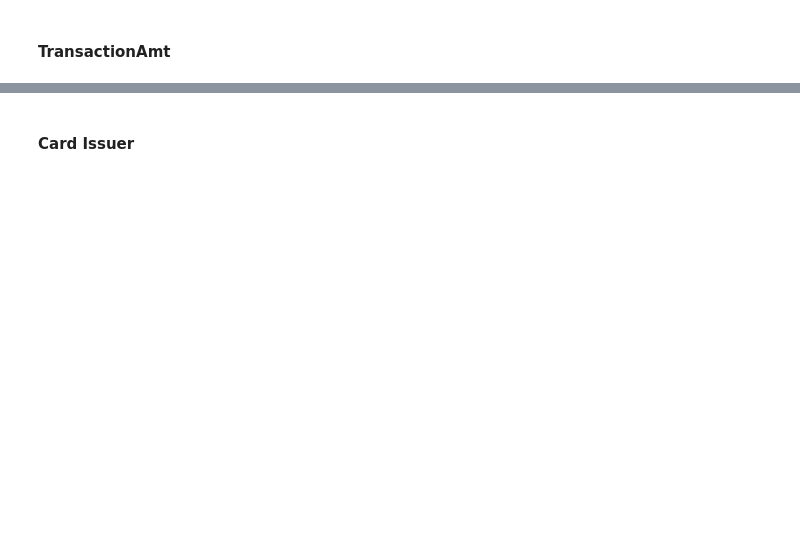
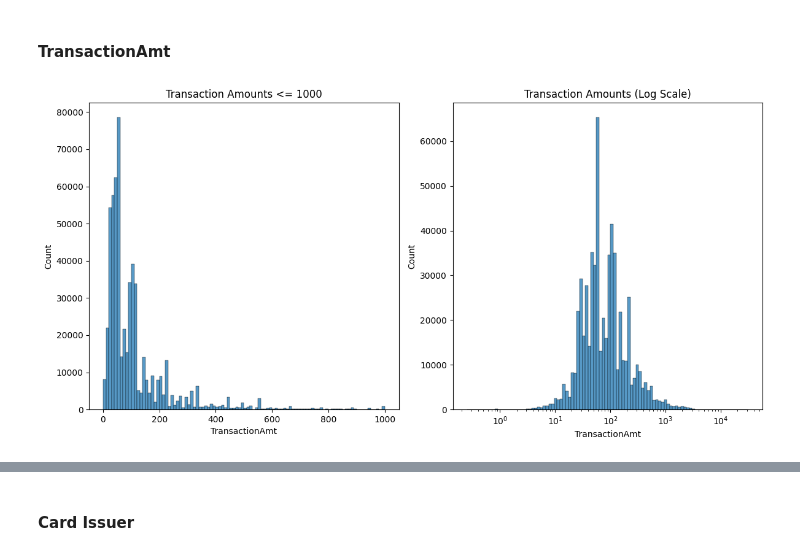
Before and after one commit to ianaraujo/puc-ciencia-dados, a Jupyter notebook: main.ipynb, the cells around one changed output, grey strips where cells are left out. Saved outputs shown, nothing was run; the diff lists cells and outputs as text; code cells hidden in the pictures; blank space fills up the shorter version.

```diff
--- a/main.ipynb
+++ b/main.ipynb
@@ -61,7 +72,7 @@ identity_columns = train_identity.columns.difference(['TransactionID'])
 # %% [markdown]
 Por causa do grande volume de *features* nos dados de transações (394), vamos ler os dados em *chunks* ou blocos de 100.000 registros, o que otimiza a alocação de memória da máquina. Após concatenar os blocos em um único DataFrame, podemos deletar esses blocos para economizar recursos.
 # %%
-transaction_chunks = pd.read_csv('../data/train_transaction.csv', chunksize=10 ** 5)
+transaction_chunks = pd.read_csv('data/train_transaction.csv', chunksize=10 ** 5)
 train_transaction = pd.concat(transaction_chunks)
 
 train_transaction.shape
@@ -83,13 +121,15 @@ train_transaction['isFraud'].value_counts(normalize=True).round(4) * 100
 # %% [markdown]
 #### TransactionAmt
 # %%
-fig, (ax1, ax2) = plt.subplots(ncols=2, sharey=False)
+fig, (ax1, ax2) = plt.subplots(ncols=2, figsize=(12, 6), sharey=False)
 
 ax1.set_title('Transaction Amounts <= 1000')
 ax2.set_title('Transaction Amounts (Log Scale)')
 
-sns.histplot(train_transaction.loc[train_transaction['TransactionAmt'] <= 1000], x='TransactionAmt', bins=100)
-sns.histplot(train_transaction, x='TransactionAmt', bins=100, log_scale=True)
+sns.histplot(train_transaction.loc[train_transaction['TransactionAmt'] <= 1000], x='TransactionAmt', bins=100, ax=ax1)
+sns.histplot(train_transaction, x='TransactionAmt', bins=100, log_scale=True, ax=ax2)
 
 plt.tight_layout()
 plt.show()
+# %% [output]
+[figure, added]
```
Also changed, not shown: parts of 62 cells of this notebook.
